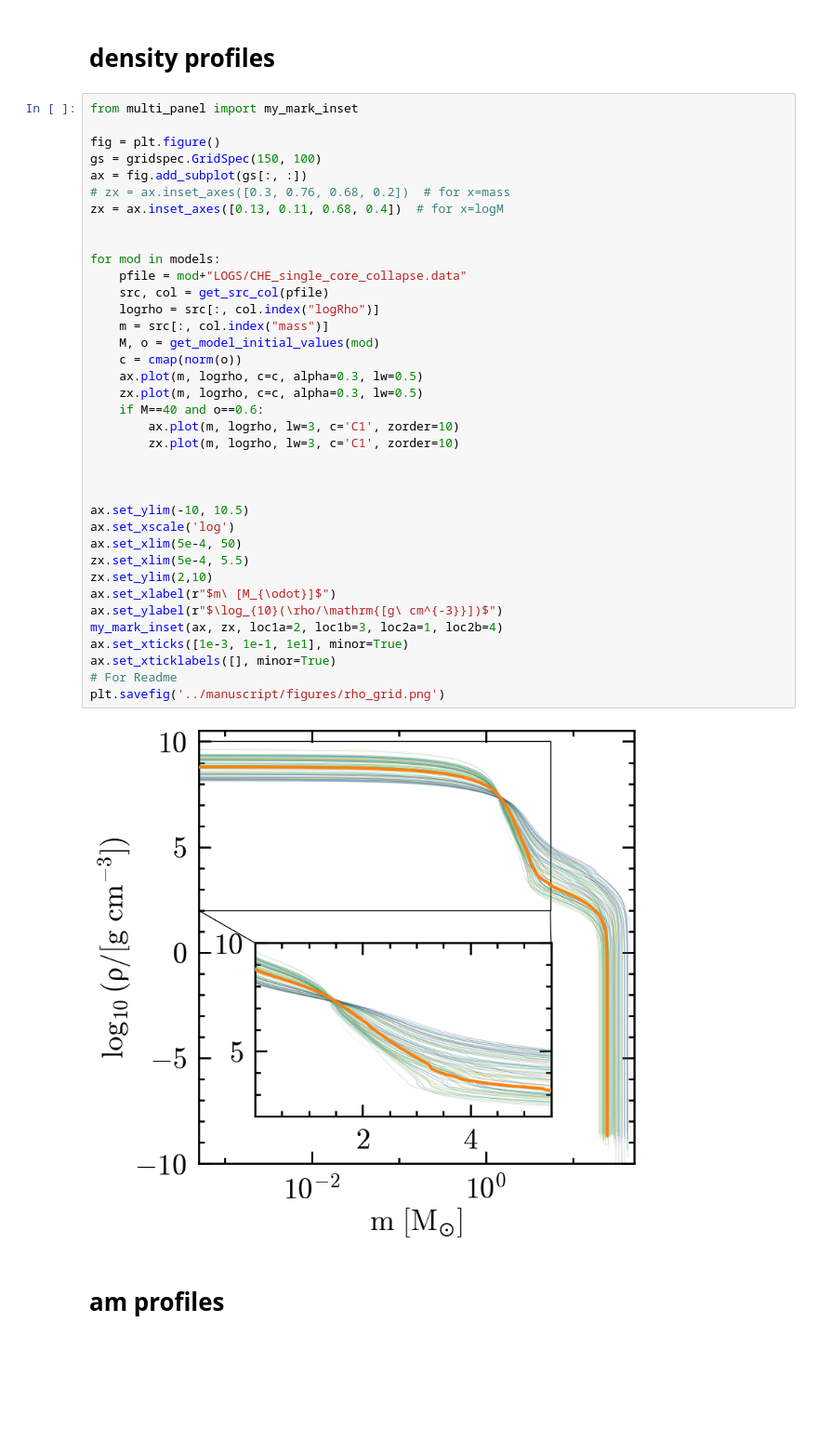
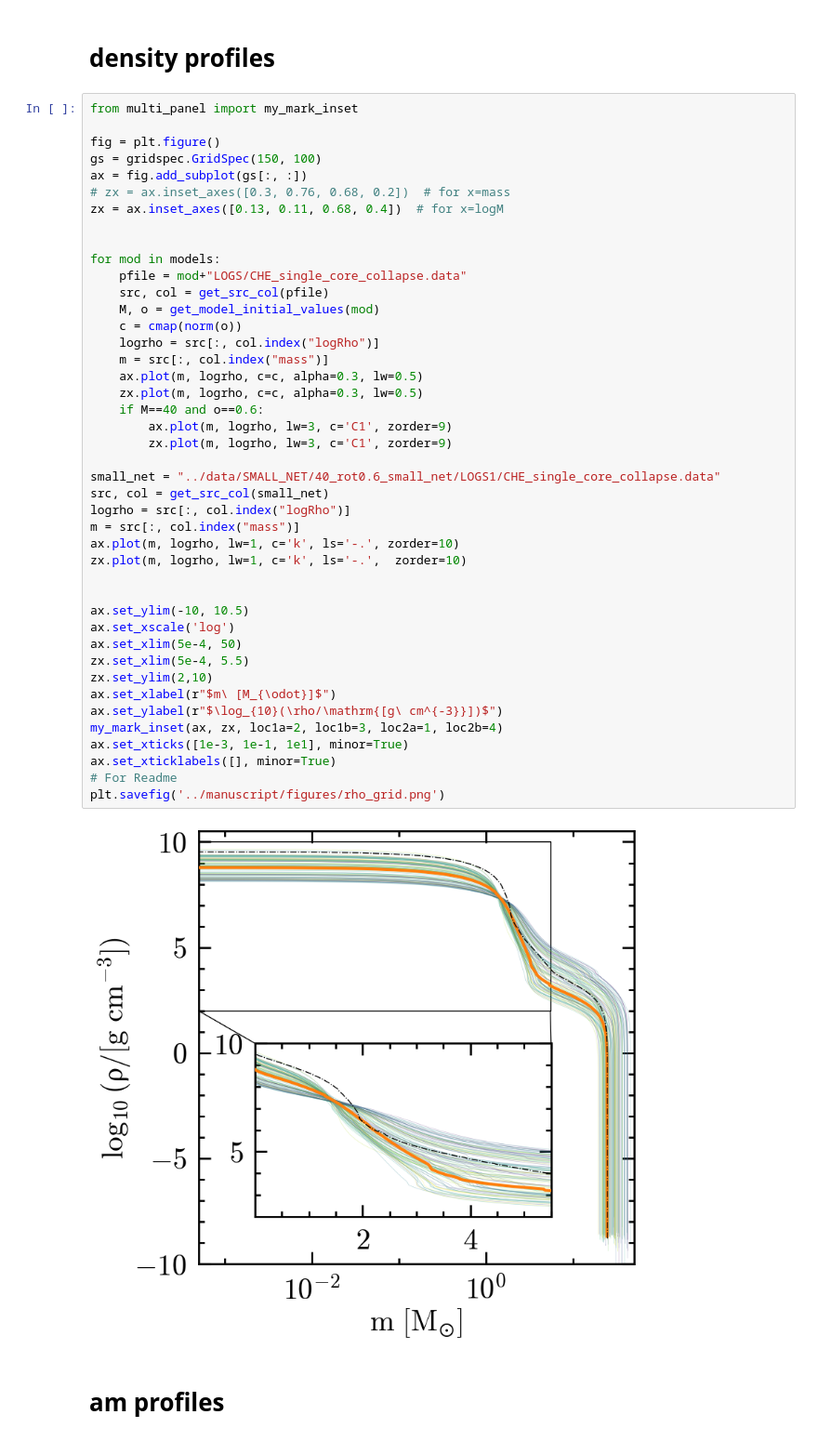
Before and after one commit to mathren/CHE_lGRB_progenitors, a Jupyter notebook: scripts/grid_plots.ipynb, the cells around one changed output. Shown at 93% size. Cells and saved outputs as stored; diff of their text form; blank space fills up the shorter version.

Commit message:
fix png version rho(m) plot

```diff
--- a/scripts/grid_plots.ipynb
+++ b/scripts/grid_plots.ipynb
@@ -63,38 +62,44 @@ fig = plt.figure()
 gs = gridspec.GridSpec(150, 100)
 ax = fig.add_subplot(gs[:, :])
 # zx = ax.inset_axes([0.3, 0.76, 0.68, 0.2])  # for x=mass
 zx = ax.inset_axes([0.13, 0.11, 0.68, 0.4])  # for x=logM
 
 
 for mod in models:
     pfile = mod+"LOGS/CHE_single_core_collapse.data"
     src, col = get_src_col(pfile)
+    M, o = get_model_initial_values(mod)
+    c = cmap(norm(o))
     logrho = src[:, col.index("logRho")]
     m = src[:, col.index("mass")]
-    M, o = get_model_initial_values(mod)
-    c = cmap(norm(o))
     ax.plot(m, logrho, c=c, alpha=0.3, lw=0.5)
     zx.plot(m, logrho, c=c, alpha=0.3, lw=0.5)
     if M==40 and o==0.6:
-        ax.plot(m, logrho, lw=3, c='C1', zorder=10)
-        zx.plot(m, logrho, lw=3, c='C1', zorder=10)
+        ax.plot(m, logrho, lw=3, c='C1', zorder=9)
+        zx.plot(m, logrho, lw=3, c='C1', zorder=9)
 
+small_net = "../data/SMALL_NET/40_rot0.6_small_net/LOGS1/CHE_single_core_collapse.data"
+src, col = get_src_col(small_net)
+logrho = src[:, col.index("logRho")]
+m = src[:, col.index("mass")]
+ax.plot(m, logrho, lw=1, c='k', ls='-.', zorder=10)
+zx.plot(m, logrho, lw=1, c='k', ls='-.',  zorder=10)
 
 
 ax.set_ylim(-10, 10.5)
 ax.set_xscale('log')
 ax.set_xlim(5e-4, 50)
 zx.set_xlim(5e-4, 5.5)
 zx.set_ylim(2,10)
 ax.set_xlabel(r"$m\ [M_{\odot}]$")
 ax.set_ylabel(r"$\log_{10}(\rho/\mathrm{[g\ cm^{-3}}])$")
 my_mark_inset(ax, zx, loc1a=2, loc1b=3, loc2a=1, loc2b=4)
 ax.set_xticks([1e-3, 1e-1, 1e1], minor=True)
 ax.set_xticklabels([], minor=True)
 # For Readme
 plt.savefig('../manuscript/figures/rho_grid.png')
 # %% [output]
-[figure, old version]
+[figure, new version]
 # %% [markdown]
 # am profiles
 # %%
```
Also changed, not shown: parts of 1 cell of this notebook, 1 other file.
